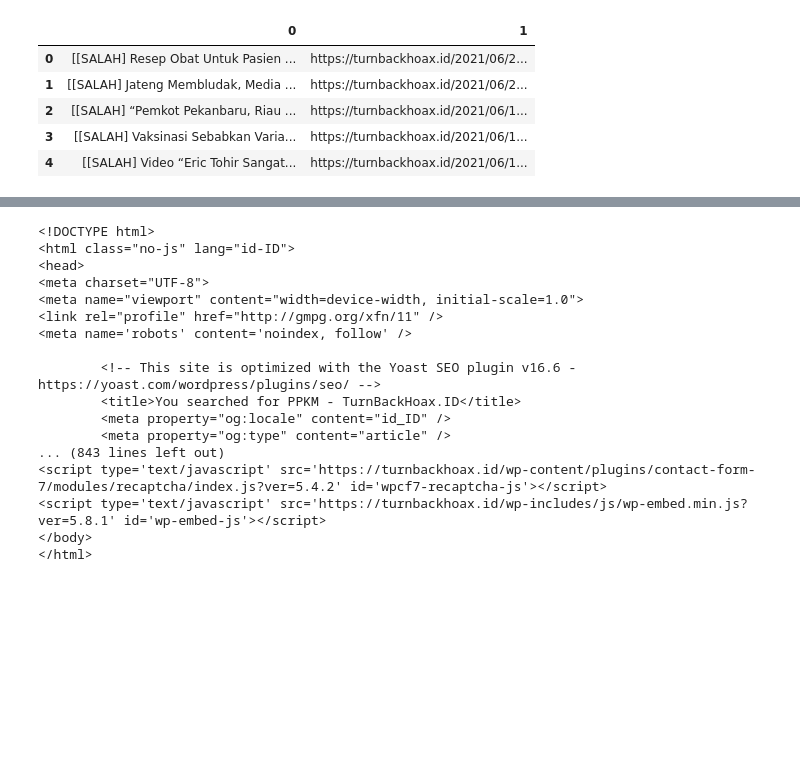
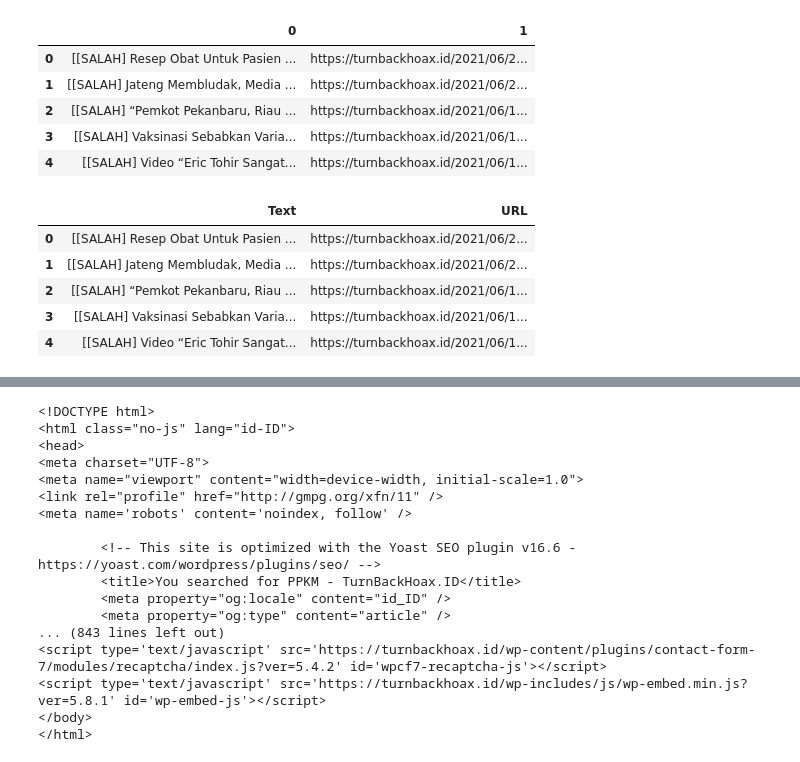
Before and after one commit to pramudianzaheka92/Crawling-ScrapingData, a Jupyter notebook: Artikel Website/Scrapping Data From Website - TurnBackHoax.ipynb, the cells around one changed output, grey strips where cells are left out. Saved outputs shown, nothing was run; the diff lists cells and outputs as text; code cells hidden in the pictures; blank space fills up the shorter version.

```diff
--- a/Artikel Website/Scrapping Data From Website - TurnBackHoax.ipynb
+++ b/Artikel Website/Scrapping Data From Website - TurnBackHoax.ipynb
@@ -158,3 +158,14 @@ df3.head()
 | 2 | [[SALAH] “Pemkot Pekanbaru, Riau ... | https://turnbackhoax.id/2021/06/1... |
 | 3 | [[SALAH] Vaksinasi Sebabkan Varia... | https://turnbackhoax.id/2021/06/1... |
 | 4 | [[SALAH] Video “Eric Tohir Sangat... | https://turnbackhoax.id/2021/06/1... |
+# %%
+# Mengganti nama kolom pada DataFrame "df3"
+df3.rename(columns={0:"Text", 1:"URL"}, inplace = True)
+df3.head()
+# %% [output]
+|  | Text | URL |
+| 0 | [[SALAH] Resep Obat Untuk Pasien ... | https://turnbackhoax.id/2021/06/2... |
+| 1 | [[SALAH] Jateng Membludak, Media ... | https://turnbackhoax.id/2021/06/2... |
+| 2 | [[SALAH] “Pemkot Pekanbaru, Riau ... | https://turnbackhoax.id/2021/06/1... |
+| 3 | [[SALAH] Vaksinasi Sebabkan Varia... | https://turnbackhoax.id/2021/06/1... |
+| 4 | [[SALAH] Video “Eric Tohir Sangat... | https://turnbackhoax.id/2021/06/1... |
```
Also changed, not shown: parts of 17 cells of this notebook.
